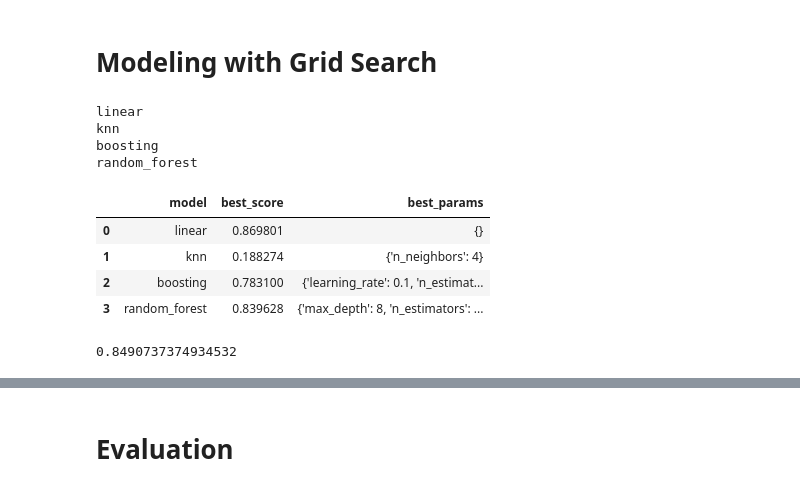
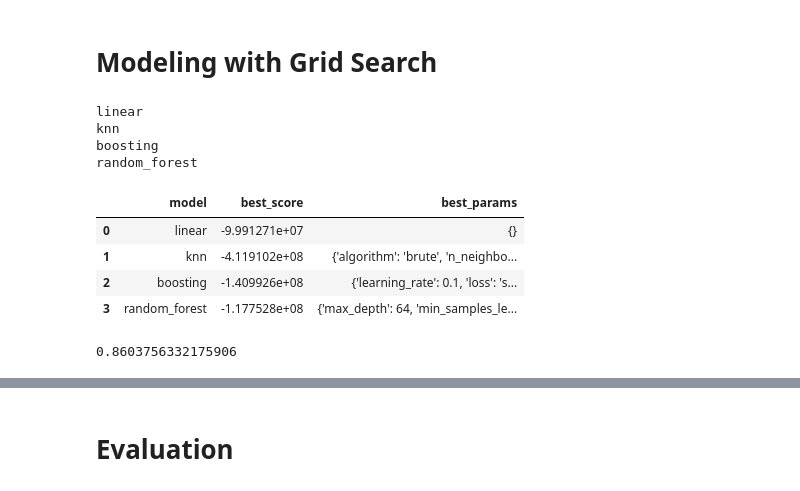
Before and after one commit to Nicholas438/Salary-Prediction, a Jupyter notebook: Salary_Prediction.ipynb, the cells around one changed output, grey strips where cells are left out. Cells and saved outputs as stored; diff of their text form; code cells hidden in the pictures.

```diff
--- a/Salary_Prediction.ipynb
+++ b/Salary_Prediction.ipynb
@@ -232,46 +248,52 @@ def grid_search_model(x,y):
             'model':LinearRegression(),
             'params':{}
         },
+
         'knn': {
             'model': KNeighborsRegressor(),
             'params': {
-                'n_neighbors': [3,4,5, 6, 7, 8, 9, 10, 11, 12, 13, 14, 15],
+                'n_neighbors': [3,5, 10, 15,20,25,30],
+                'weights' : ['uniform','distance'],
+                'p':[1,2],
+                'algorithm':['auto', 'ball_tree', 'kd_tree', 'brute']
+
             }
         },
         'boosting': {
             'model': AdaBoostRegressor(),
             'params': {
                 'learning_rate' : [0.1, 0.05, 0.01, 0.05, 0.001],
-                'n_estimators': [25, 50, 75, 100],
-                'random_state': [42, 77, 88, 99]
+                'n_estimators': [25, 50, 100,200,300],
+                'loss':['linear', 'square', 'exponential']
             }
         },
         'random_forest': {
             'model': RandomForestRegressor(),
             'params': {
                 'n_estimators': [25, 50, 75, 100],
-                'max_depth' : [8, 16, 32, 64,128],
-                'random_state': [42, 77, 88, 99],
+                'max_depth' : [4, 8, 16, 32,64,100],
+                'min_samples_split': [2,3,5,10],
+                'min_samples_leaf':[1,2,5]
             }
         }
 
     }
     scores = []
 
     for algo_name, config in algos.items():
       print(algo_name)
-      gs = GridSearchCV(config['model'], config['params'], cv=5, return_train_score=False)
+      gs = GridSearchCV(config['model'], config['params'], cv=5, return_train_score=False, scoring='neg_mean_squared_error')
       gs.fit(x,y)
       scores.append({ 'model': algo_name, 'best_score': gs.best_score_, 'best_params': gs.best_params_ })
     return pd.DataFrame(scores,columns=['model','best_score','best_params'])
 grid_search_model(x,y)
 # %% [output]
 linear
 knn
 boosting
 random_forest
 |  | model | best_score | best_params |
-| 0 | linear | 0.869801 | {} |
-| 1 | knn | 0.188274 | {'n_neighbors': 4} |
-| 2 | boosting | 0.783100 | {'learning_rate': 0.1, 'n_estimat... |
-| 3 | random_forest | 0.839628 | {'max_depth': 8, 'n_estimators': ... |
+| 0 | linear | -9.991271e+07 | {} |
+| 1 | knn | -4.119102e+08 | {'algorithm': 'brute', 'n_neighbo... |
+| 2 | boosting | -1.409926e+08 | {'learning_rate': 0.1, 'loss': 's... |
+| 3 | random_forest | -1.177528e+08 | {'max_depth': 64, 'min_samples_le... |
@@ -278,12 +303,12 @@ random_forest
 # %%
 from sklearn.metrics import mean_squared_error
-model_acc = pd.DataFrame(index=['accuracy'])
-knn = KNeighborsRegressor(n_neighbors = 4)
+model_acc = pd.DataFrame(index=['mse'])
+knn = KNeighborsRegressor(algorithm= 'brute', n_neighbors= 10, p= 1, weights= 'distance')
 knn.fit(x_train, y_train)
-model_acc.loc['accuracy', 'knn'] = knn.score(x_test,y_test)
+model_acc.loc['mse', 'knn'] = knn.score(x_test,y_test)
 knn.score(x_test,y_test)
 # %% [output]
-0.8490737374934532
+0.8603756332175906
 # %%
 lin = LinearRegression()
 lin.fit(x_train, y_train)
```
Also changed, not shown: parts of 10 cells of this notebook.
